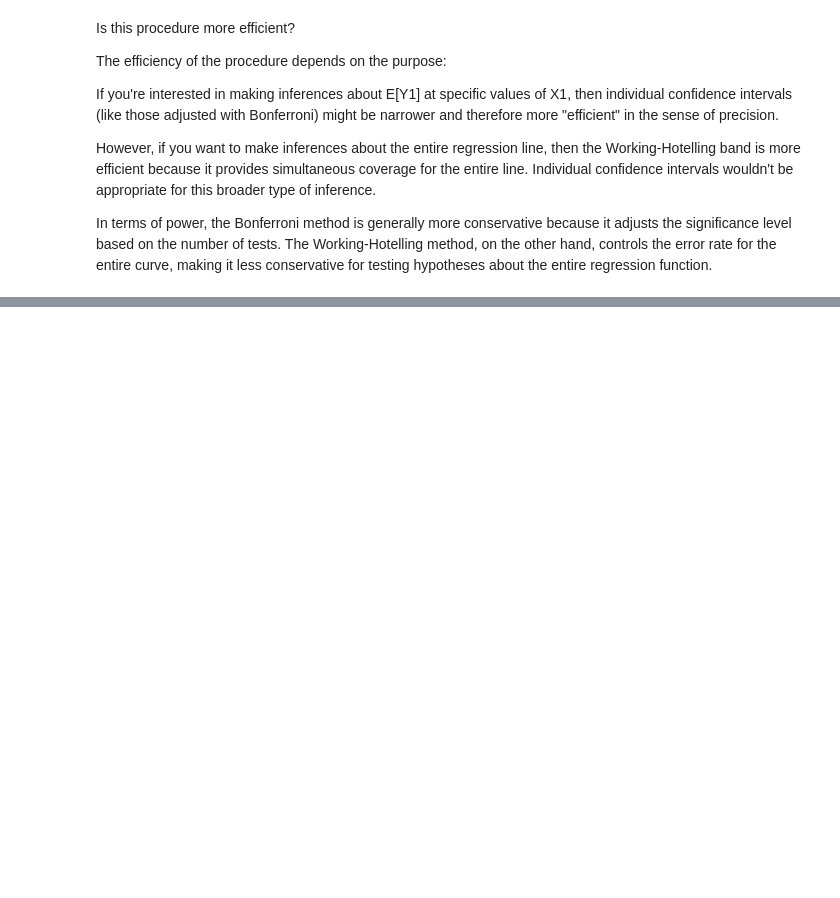
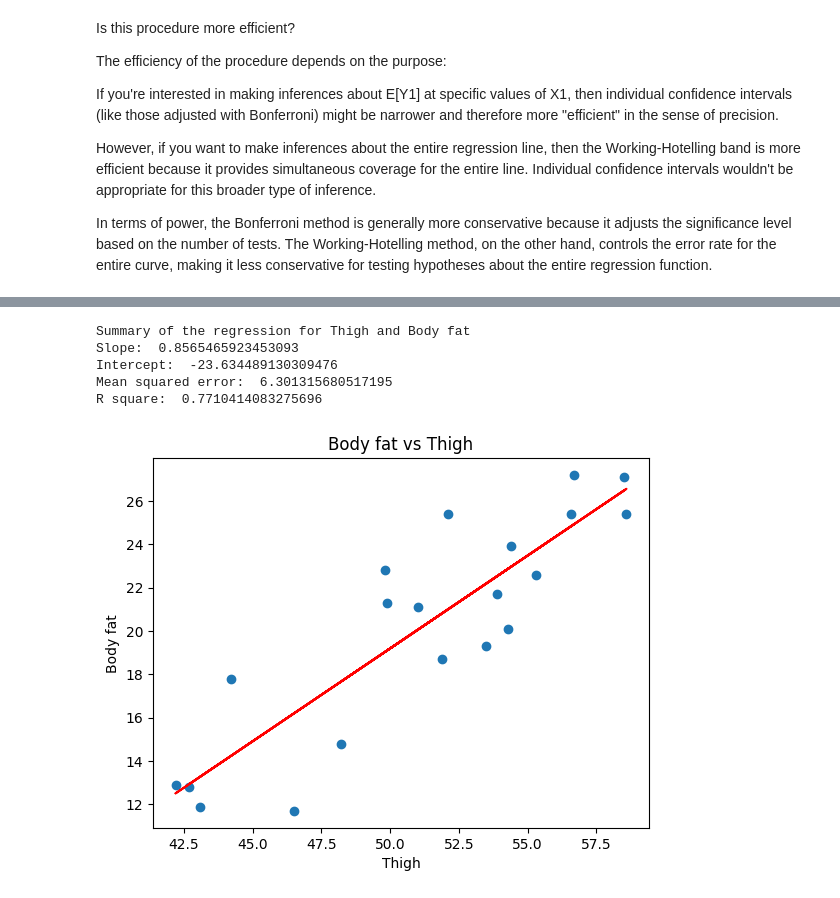
Before and after one commit to madhukar01/stats_exercise, a Jupyter notebook: ex02/solution.ipynb, the cells around one changed output, grey strips where cells are left out. Drawn from its saved outputs; the diff is of its cells as text; code cells hidden in the pictures; blank space fills up the shorter version.

```diff
--- a/ex02/solution.ipynb
+++ b/ex02/solution.ipynb
@@ -285,0 +391,18 @@ In terms of power, the Bonferroni method is generally more conservative because
+# %%
+# plot for thigh and body fat
+summary = plot_scatter_with_regression(thigh, body_fat, "Thigh", "Body fat")
+
+# summary of the regression
+print("Summary of the regression for Thigh and Body fat")
+print("Slope: ", summary["slope"])
+print("Intercept: ", summary["intercept"])
+print("Mean squared error: ", summary["mean_squared_error"])
+rsquare = pearson_coeff(thigh, body_fat) ** 2
+print("R square: ", rsquare)
+# %% [output]
+Summary of the regression for Thigh and Body fat
+Slope:  0.8565465923453093
+Intercept:  -23.634489130309476
+Mean squared error:  6.301315680517195
+R square:  0.7710414083275696
+[figure, added]
```
Also changed, not shown: parts of 22 cells of this notebook, 3 other files.
